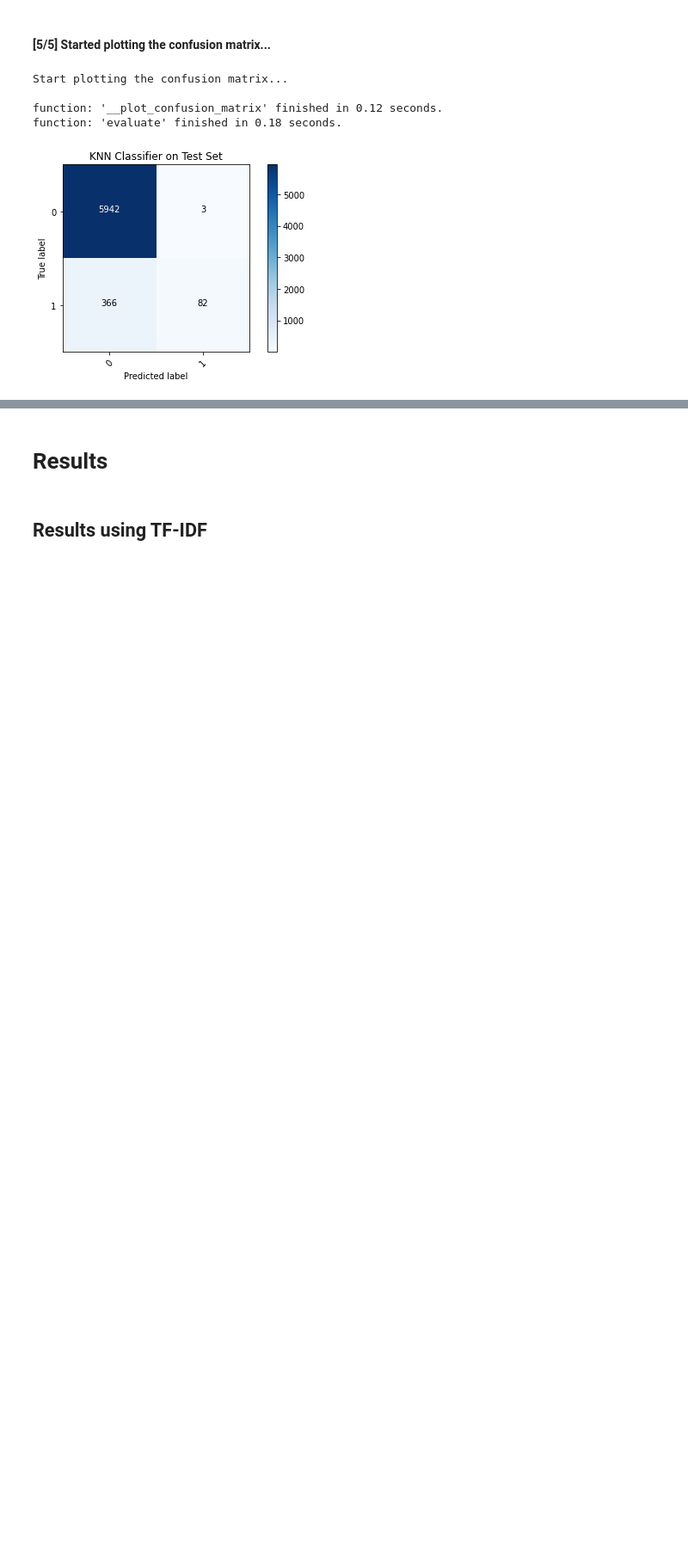
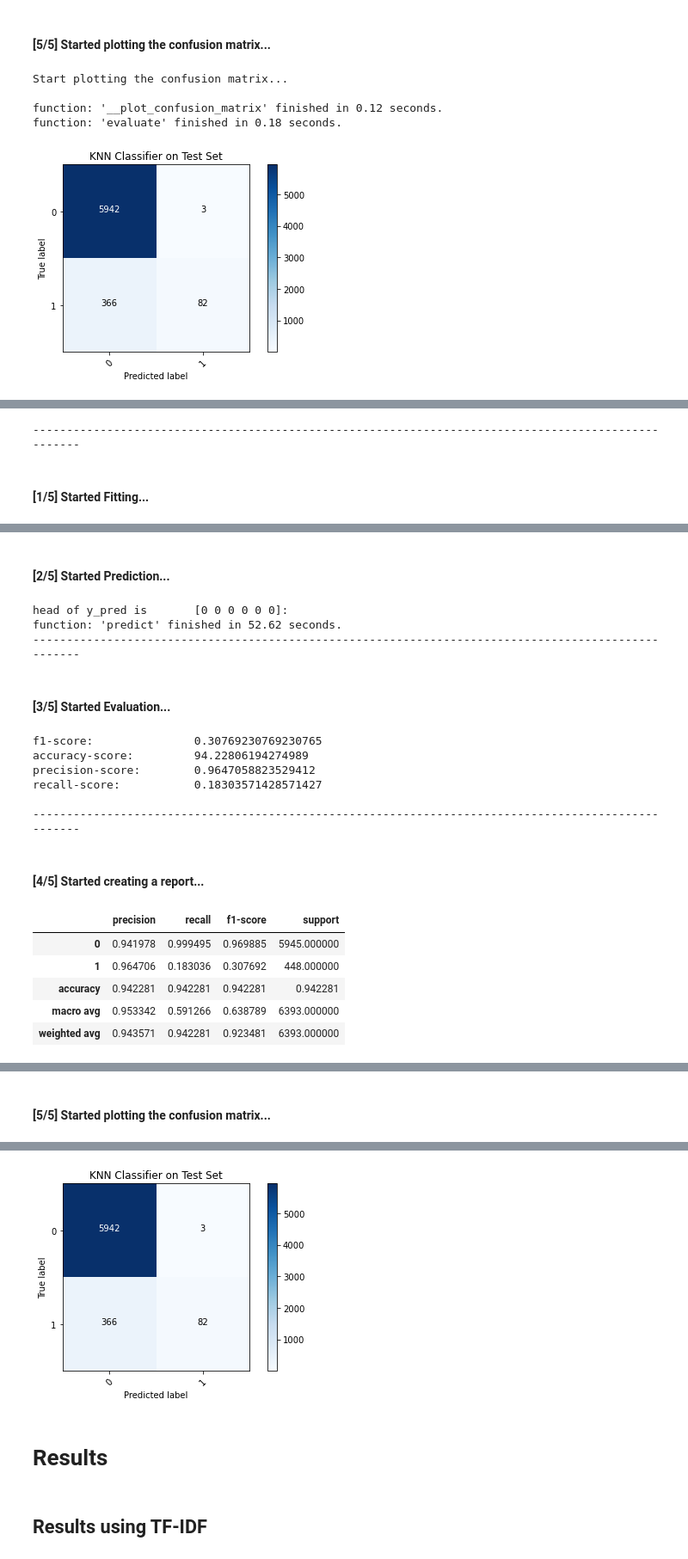
Before and after one commit to Aaron9812/Data_mining, a Jupyter notebook: src/models/KNN_latest_v2.ipynb, the cells around one changed output, grey strips where cells are left out. Shown at 86% size. Cells and saved outputs as stored; diff of their text form; code cells hidden in the pictures; blank space fills up the shorter version.

```diff
--- a/src/models/KNN_latest_v2.ipynb
+++ b/src/models/KNN_latest_v2.ipynb
@@ -376,12 +370,17 @@ class KNN_DM(BaseEstimator, ClassifierMixin):
                  n_neighbors=3,
                  algorithm='auto',
                  metric='minkowski',
+                 p=2,
+                 weights='distance',
                  metric_params=None):
 
                 self.n_neighbors = n_neighbors
                 self.algorithm = algorithm
                 self.metric = metric
                 self.metric_params = metric_params
+                self.p = p
+                self.weights = weights
+
                 #self.cv = cv,
                 #self.n_jobs = n_jobs,
                 #self.verbose = verbose
@@ -1332,0 +1347,9 @@ function: 'evaluate' finished in 0.18 seconds.
+# %%
+# best results were achieved after the stemming/lemma and count_vectorizer therefore this will be upsampled
+X_train, X_test, y_train, y_test = featureize(rem_stop=True,
+                                              do_stem=False,
+                                              do_lem=False,
+                                              split=True,
+                                              upsample=False,
+                                              do_emojis=True)
+X_train, X_test, X_train_c, X_test_c = convert_to_tf_idf(X_train, X_test); X_train
@@ -1332,0 +1366,16 @@ function: 'evaluate' finished in 0.18 seconds.
+# %%
+knn = KNN_DM()
+model = knn.fit(X_train.toarray(), y_train, optim=False)
+y_pred = model.predict(X_test.toarray(), y_test)
+report, accuracy, recall, precision, f1 = model.evaluate()
+results_cv.append({
+                'method':"All_but_stemming",
+                'accuracy': accuracy,
+                "recall": recall,
+                "precision": precision,
+                "f1": f1
+            })
+print()
+# %% [output]
+----------------------------------------------------------------------------------------------------
+[1/5] Started Fitting...
@@ -1332,0 +1384,18 @@ function: 'evaluate' finished in 0.18 seconds.
+[2/5] Started Prediction...
+head of y_pred is       [0 0 0 0 0 0]:
+function: 'predict' finished in 52.62 seconds.
+----------------------------------------------------------------------------------------------------
+[3/5] Started Evaluation...
+f1-score:               0.30769230769230765
+accuracy-score:         94.22806194274989
+precision-score:        0.9647058823529412
+recall-score:           0.18303571428571427
+
+----------------------------------------------------------------------------------------------------
+[4/5] Started creating a report...
+|  | precision | recall | f1-score | support |
+| 0 | 0.941978 | 0.999495 | 0.969885 | 5945.000000 |
+| 1 | 0.964706 | 0.183036 | 0.307692 | 448.000000 |
+| accuracy | 0.942281 | 0.942281 | 0.942281 | 0.942281 |
+| macro avg | 0.953342 | 0.591266 | 0.638789 | 6393.000000 |
+| weighted avg | 0.943571 | 0.942281 | 0.923481 | 6393.000000 |
@@ -1332,0 +1404 @@ function: 'evaluate' finished in 0.18 seconds.
+[5/5] Started plotting the confusion matrix...
@@ -1333,3 +1409,4 @@ function: 'evaluate' finished in 0.18 seconds.
+[figure, added]
 # %% [markdown]
 # Results <a class="anchor" id="results"></a>
 # %%
```
Also changed, not shown: parts of 20 cells of this notebook, 2 other files.
